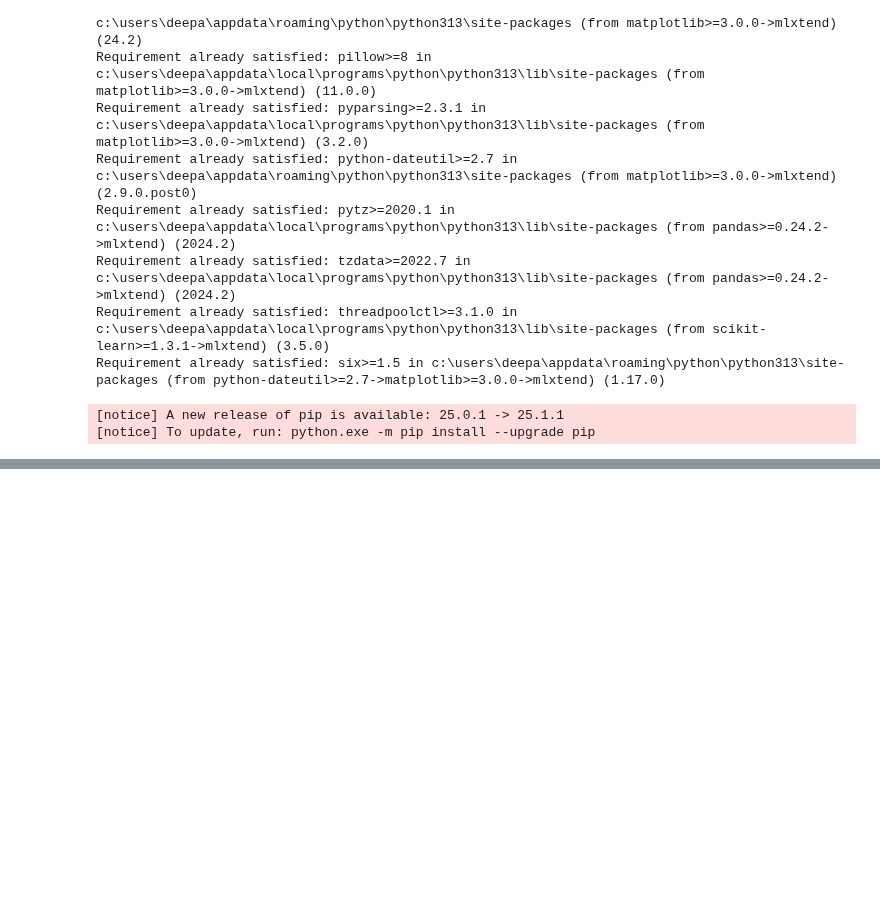
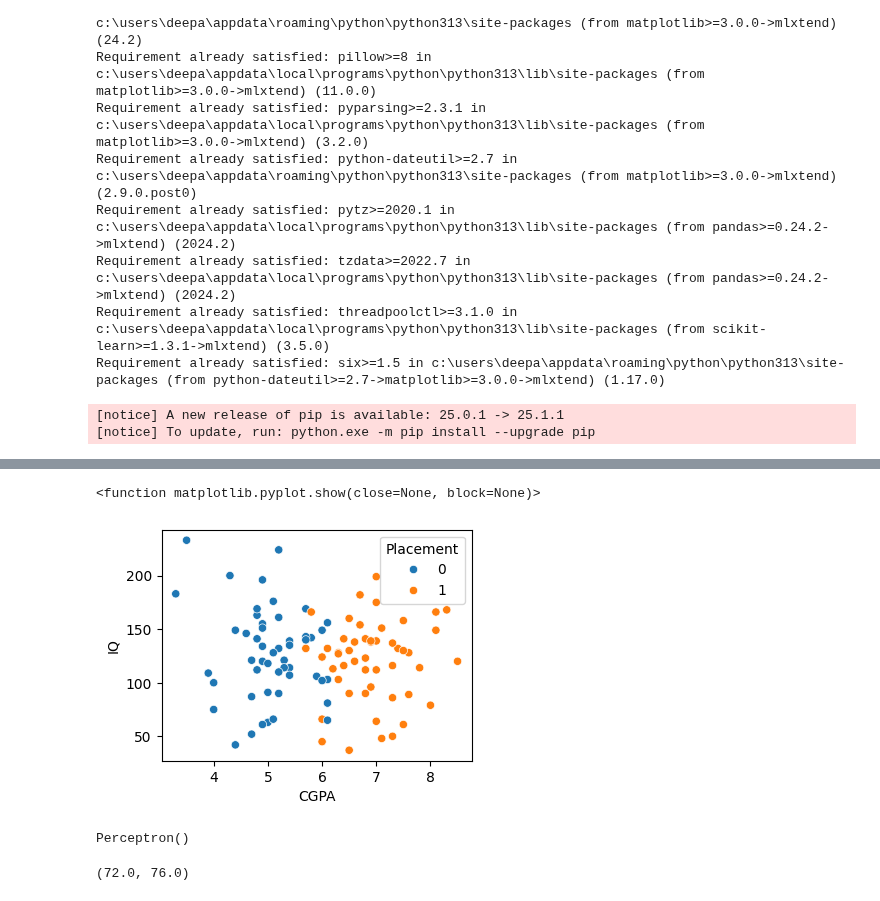
Before and after one commit to deepaknandeshwar17/Machine_Learning_practice, a Jupyter notebook: single_perceptron.ipynb, the cells around one changed output, grey strips where cells are left out. Cells and saved outputs as stored; diff of their text form; code cells hidden in the pictures; blank space fills up the shorter version.

```diff
--- a/single_perceptron.ipynb
+++ b/single_perceptron.ipynb
@@ -40,0 +41,7 @@ dataset.head()
+# %%
+plt.figure(figsize=(4,3))
+sns.scatterplot(x="CGPA",y="IQ",data=dataset, hue="Placement")
+plt.show
+# %% [output]
+<function matplotlib.pyplot.show(close=None, block=None)>
+[figure, added]
@@ -40,0 +54,10 @@ dataset.head()
+# %%
+from sklearn.linear_model import Perceptron
+pr = Perceptron()
+pr.fit(x_train,y_train)
+# %% [output]
+Perceptron()
+# %%
+pr.score(x_train,y_train)*100, pr.score(x_test,y_test)*100
+# %% [output]
+(72.0, 76.0)
```
Also changed, not shown: parts of 5 cells of this notebook.
